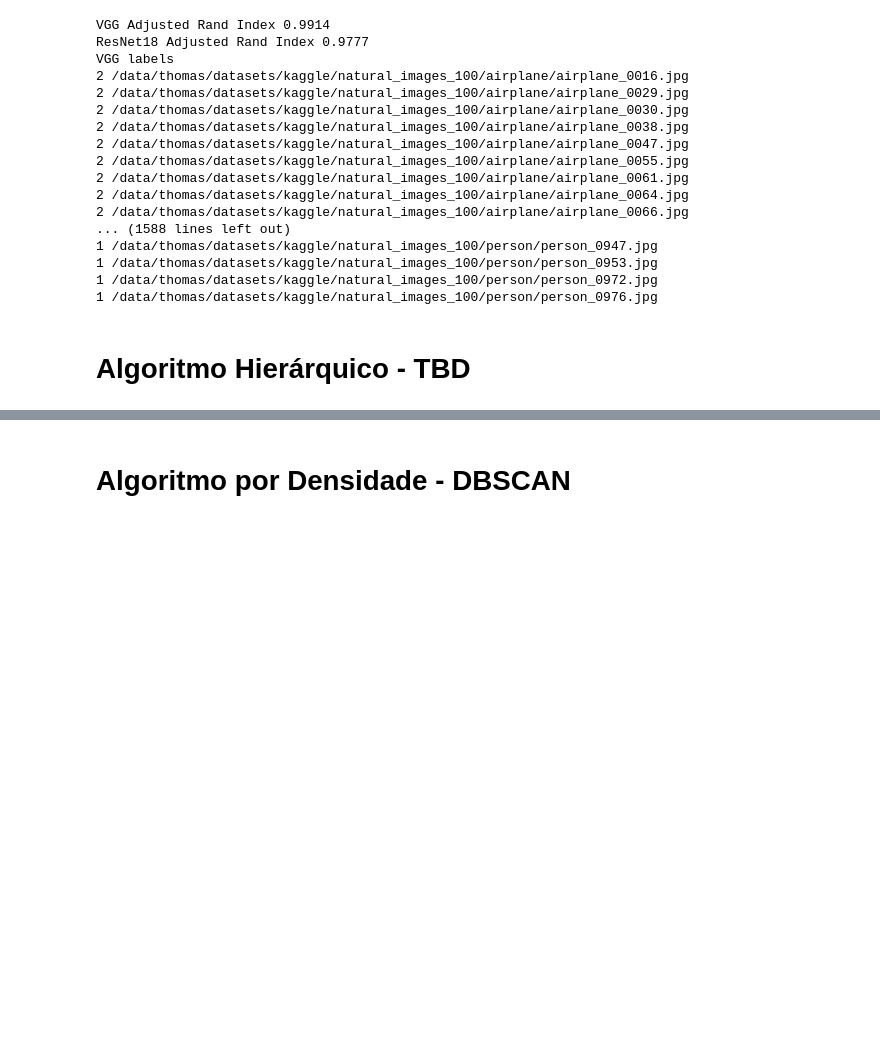
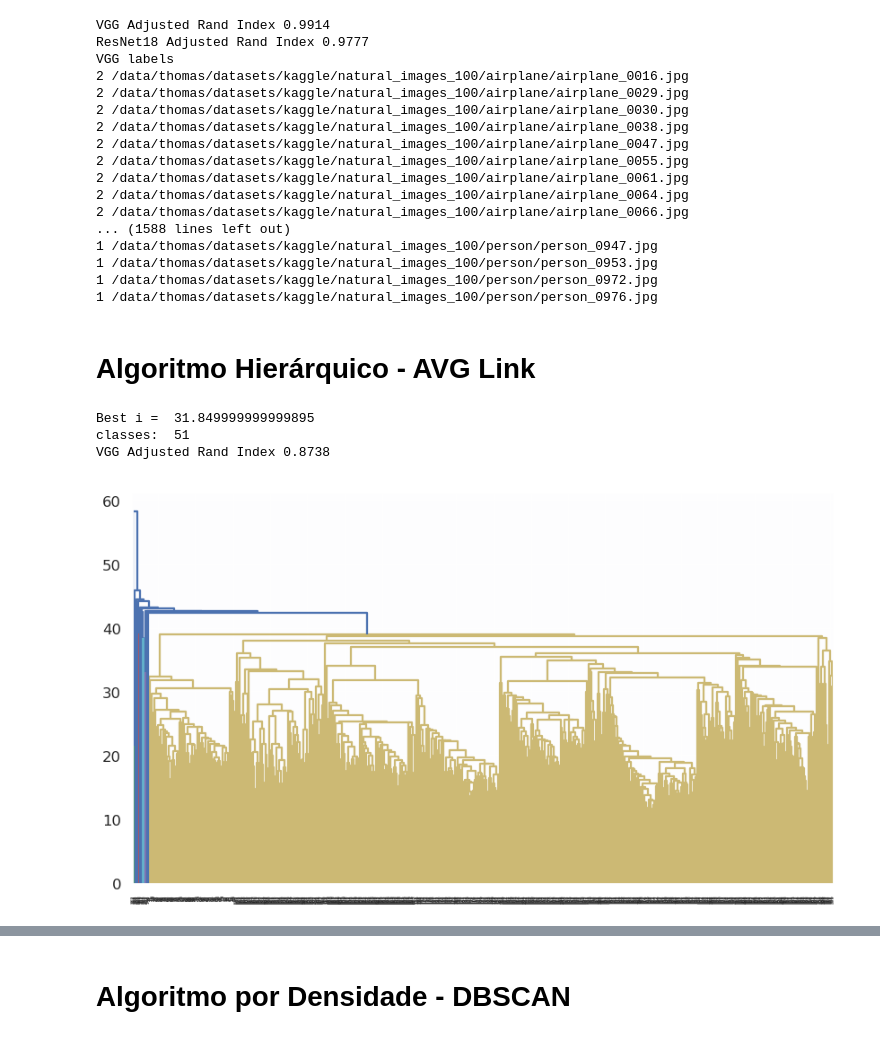
Before and after one commit to redin/unsupervised_learning_class, a Jupyter notebook: 1-clustering-comparison-empty.ipynb, the cells around one changed output, grey strips where cells are left out. Drawn from its saved outputs; the diff is of its cells as text; code cells hidden in the pictures; blank space fills up the shorter version.

```diff
--- a/1-clustering-comparison-empty.ipynb
+++ b/1-clustering-comparison-empty.ipynb
@@ -182,4 +186,28 @@ VGG labels
 1 /data/thomas/datasets/kaggle/natural_images_100/person/person_0972.jpg
 1 /data/thomas/datasets/kaggle/natural_images_100/person/person_0976.jpg
 # %% [markdown]
-# Algoritmo Hierárquico - TBD
+# Algoritmo Hierárquico - AVG Link
+# %%
+linkage_matrix0 = linkage(features1, method='average')
+df_with_label0 = features1.copy()
+best_ari = -1.0
+best_i = 29.0
+for i in np.arange(30.0, 45.0, 0.025):
+    labels0 = fcluster(linkage_matrix0, i, 'distance')
+    ari = round(adjusted_rand_score(y, labels0), 4)
+    if ari > best_ari:
+        best_ari = ari
+        best_i = i
+linkage_matrix0 = linkage(features1, method='average')
+d0 = dendrogram(linkage_matrix0)
+df_with_label0 = features1.copy()
+labels0 = fcluster(linkage_matrix0, best_i, 'distance')
+ari = round(adjusted_rand_score(y, labels0), 4)
+print("Best i = ", best_i)
+print("classes: ", len(np.unique(labels0)))
+print('VGG Adjusted Rand Index', ari)
+# %% [output]
+Best i =  31.849999999999895
+classes:  51
+VGG Adjusted Rand Index 0.8738
+[figure, added]
```
Also changed, not shown: parts of 7 cells of this notebook.
